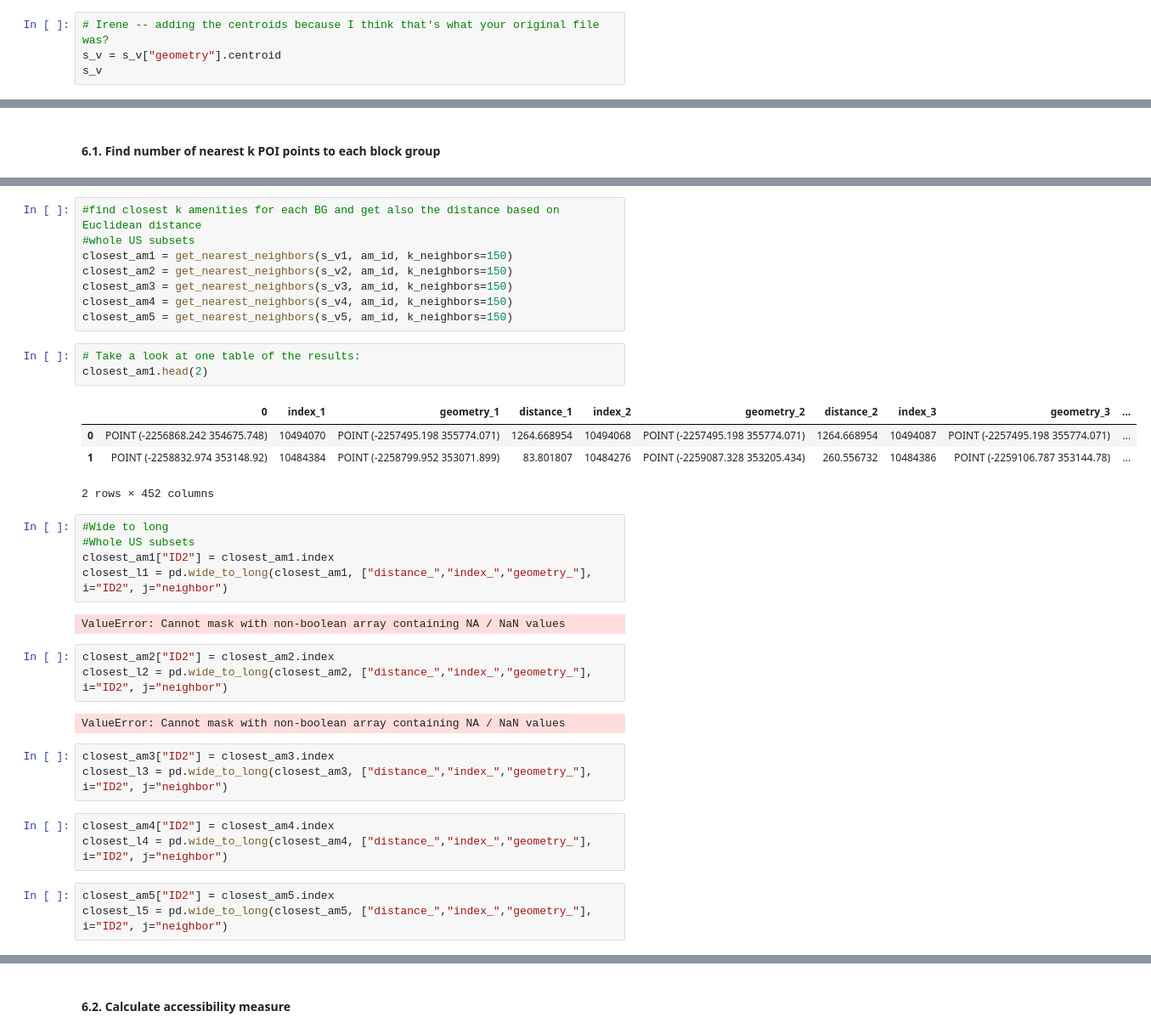
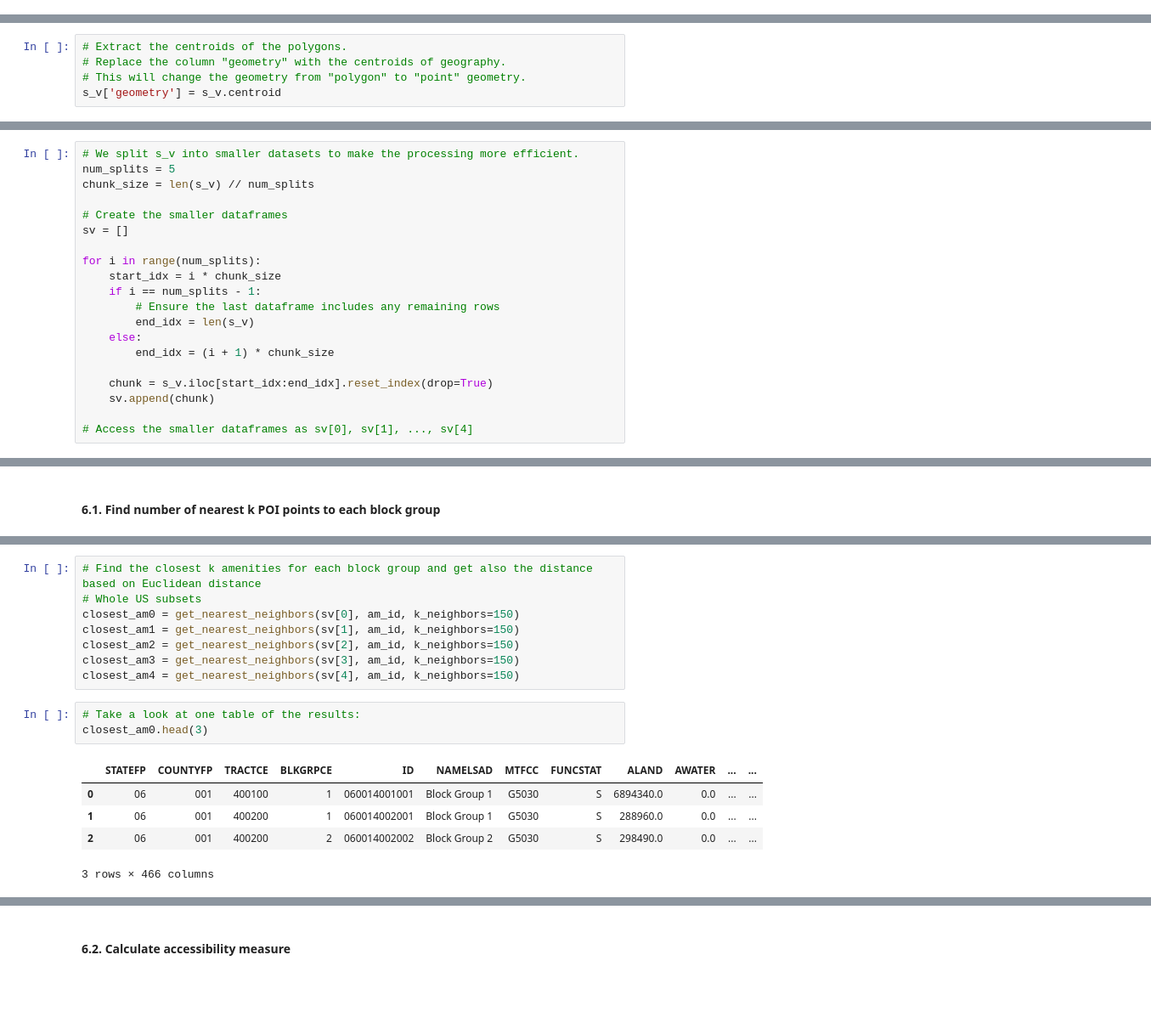
Before and after one commit to kcredit/Walkable-Accessibility-Score, a Jupyter notebook: src/Walkable Accessibility Score.ipynb, the cells around one changed output, grey strips where cells are left out. Shown: that part at 85% size. Cells and saved outputs as stored; diff of their text form; blank space fills up the shorter version.

```diff
--- a/src/Walkable Accessibility Score.ipynb
+++ b/src/Walkable Accessibility Score.ipynb
@@ -235,7 +239,3 @@ len(s_v)
 # Change the Coordinate Refernce System
 s_v = s_v.set_crs('esri:102003', allow_override=True) # Set the Coordinate Reference System
 s_v.rename(columns={'GEOID': 'ID'}, inplace=True) # Rename the columns for convenience
-# %%
-# Irene -- adding the centroids because I think that's what your original file was?
-s_v = s_v["geometry"].centroid
-s_v
@@ -254,0 +242,5 @@ Length: 219768, dtype: geometry
+# %%
+# Extract the centroids of the polygons.
+# Replace the column "geometry" with the centroids of geography.
+# This will change the geometry from "polygon" to "point" geometry.
+s_v['geometry'] = s_v.centroid
@@ -276,0 +259,20 @@ s_v5 = s_v5.reset_index(drop=True)
+# %%
+# We split s_v into smaller datasets to make the processing more efficient.
+num_splits = 5
+chunk_size = len(s_v) // num_splits
+
+# Create the smaller dataframes
+sv = []
+
+for i in range(num_splits):
+    start_idx = i * chunk_size
+    if i == num_splits - 1:
+        # Ensure the last dataframe includes any remaining rows
+        end_idx = len(s_v)
+    else:
+        end_idx = (i + 1) * chunk_size
+
+    chunk = s_v.iloc[start_idx:end_idx].reset_index(drop=True)
+    sv.append(chunk)
+
+# Access the smaller dataframes as sv[0], sv[1], ..., sv[4]
@@ -322,39 +330,19 @@ def get_nearest_neighbors(gdf1, gdf2, k_neighbors=2):
 
     return gdf_final
 # %%
-#find closest k amenities for each BG and get also the distance based on Euclidean distance
-#whole US subsets
-closest_am1 = get_nearest_neighbors(s_v1, am_id, k_neighbors=150)
-closest_am2 = get_nearest_neighbors(s_v2, am_id, k_neighbors=150)
-closest_am3 = get_nearest_neighbors(s_v3, am_id, k_neighbors=150)
-closest_am4 = get_nearest_neighbors(s_v4, am_id, k_neighbors=150)
-closest_am5 = get_nearest_neighbors(s_v5, am_id, k_neighbors=150)
+# Find the closest k amenities for each block group and get also the distance based on Euclidean distance
+# Whole US subsets
+closest_am0 = get_nearest_neighbors(sv[0], am_id, k_neighbors=150)
+closest_am1 = get_nearest_neighbors(sv[1], am_id, k_neighbors=150)
+closest_am2 = get_nearest_neighbors(sv[2], am_id, k_neighbors=150)
+closest_am3 = get_nearest_neighbors(sv[3], am_id, k_neighbors=150)
+closest_am4 = get_nearest_neighbors(sv[4], am_id, k_neighbors=150)
 # %%
 # Take a look at one table of the results:
-closest_am1.head(2)
+closest_am0.head(3)
 # %% [output]
-|  | 0 | index_1 | geometry_1 | distance_1 | index_2 | geometry_2 | distance_2 | index_3 | geometry_3 | ... |
-| 0 | POINT (-2256868.242 354675.748) | 10494070 | POINT (-2257495.198 355774.071) | 1264.668954 | 10494068 | POINT (-2257495.198 355774.071) | 1264.668954 | 10494087 | POINT (-2257495.198 355774.071) | ... |
-| 1 | POINT (-2258832.974 353148.92) | 10484384 | POINT (-2258799.952 353071.899) | 83.801807 | 10484276 | POINT (-2259087.328 353205.434) | 260.556732 | 10484386 | POINT (-2259106.787 353144.78) | ... |
+|  | STATEFP | COUNTYFP | TRACTCE | BLKGRPCE | ID | NAMELSAD | MTFCC | FUNCSTAT | ALAND | AWATER | ... | ... |
+| 0 | 06 | 001 | 400100 | 1 | 060014001001 | Block Group 1 | G5030 | S | 6894340.0 | 0.0 | ... | ... |
+| 1 | 06 | 001 | 400200 | 1 | 060014002001 | Block Group 1 | G5030 | S | 288960.0 | 0.0 | ... | ... |
+| 2 | 06 | 001 | 400200 | 2 | 060014002002 | Block Group 2 | G5030 | S | 298490.0 | 0.0 | ... | ... |
-2 rows × 452 columns
+3 rows × 466 columns
-# %%
-#Wide to long
-#Whole US subsets
-closest_am1["ID2"] = closest_am1.index
-closest_l1 = pd.wide_to_long(closest_am1, ["distance_","index_","geometry_"], i="ID2", j="neighbor")
-# %% [output]
-ValueError: Cannot mask with non-boolean array containing NA / NaN values
-# %%
-closest_am2["ID2"] = closest_am2.index
-closest_l2 = pd.wide_to_long(closest_am2, ["distance_","index_","geometry_"], i="ID2", j="neighbor")
-# %% [output]
-ValueError: Cannot mask with non-boolean array containing NA / NaN values
-# %%
-closest_am3["ID2"] = closest_am3.index
-closest_l3 = pd.wide_to_long(closest_am3, ["distance_","index_","geometry_"], i="ID2", j="neighbor")
-# %%
-closest_am4["ID2"] = closest_am4.index
-closest_l4 = pd.wide_to_long(closest_am4, ["distance_","index_","geometry_"], i="ID2", j="neighbor")
-# %%
-closest_am5["ID2"] = closest_am5.index
-closest_l5 = pd.wide_to_long(closest_am5, ["distance_","index_","geometry_"], i="ID2", j="neighbor")
```
Also changed, not shown: parts of 35 cells of this notebook.
